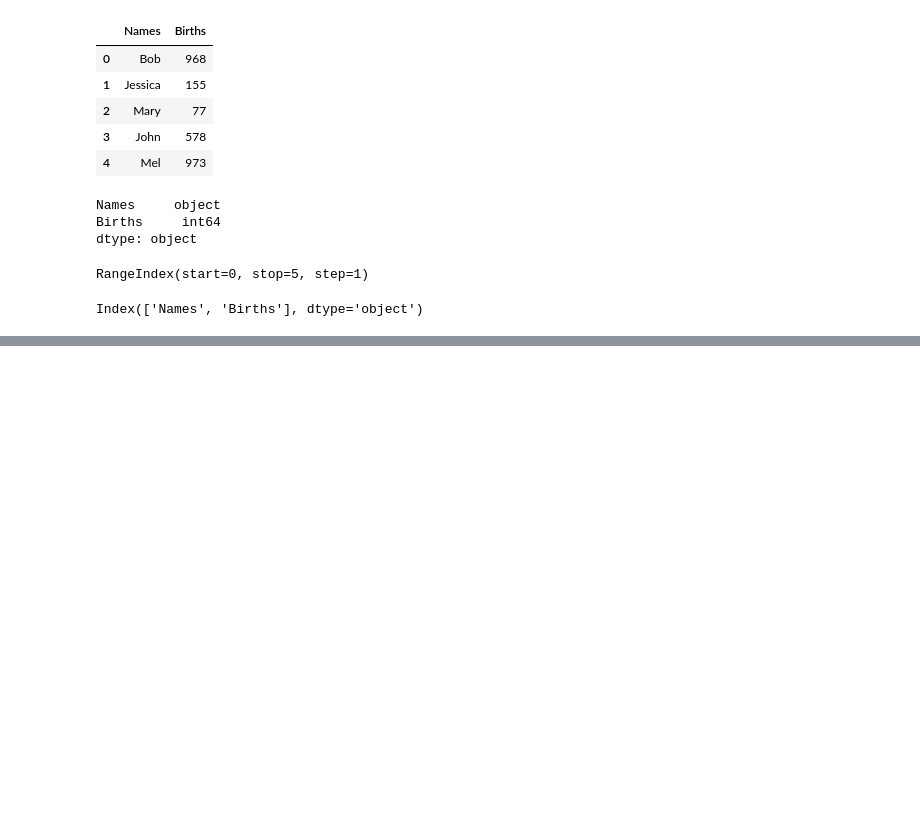
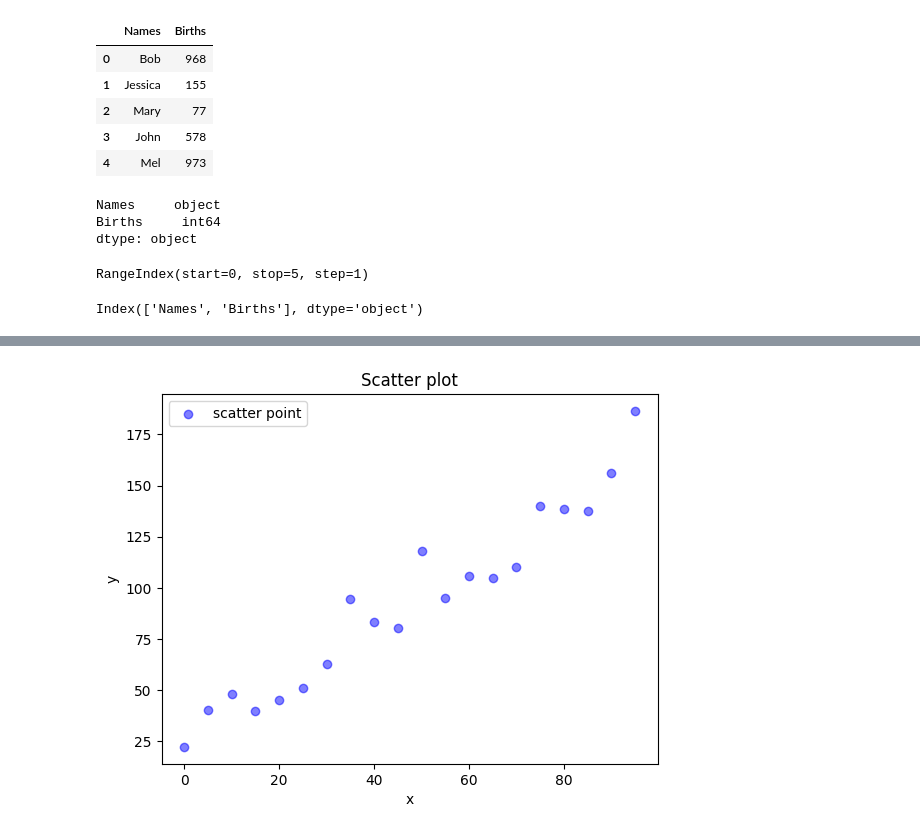
Before and after one commit to zzangjyj0818/Data_Analysis, a Jupyter notebook: ch01./0.2.ipynb, the cells around one changed output, grey strips where cells are left out. Saved outputs shown, nothing was run; the diff lists cells and outputs as text; code cells hidden in the pictures; blank space fills up the shorter version.

```diff
--- a/ch01./0.2.ipynb
+++ b/ch01./0.2.ipynb
@@ -62,0 +126,17 @@ TypeError: Could not convert ['BobJessicaMaryJohnMel'] to numeric
+# %%
+# 랜덤 추출 시드 고정
+np.random.seed(19920613)
+
+# 산점도 데이터 생성
+x = np.arange(0.0, 100.0, 5.0)
+y = (x*1.5) + np.random.rand(20) * 50
+
+# 산정도 데이터 출력
+plt.scatter(x, y, c="b", alpha=0.5, label="scatter point")
+plt.xlabel("x")  # x축 이름
+plt.ylabel("y")  # y축 이름
+plt.legend(loc='upper left')
+plt.title("Scatter plot")  # 그래프 이름
+plt.show()
+# %% [output]
+[figure, added]
```
Also changed, not shown: parts of 13 cells of this notebook.
